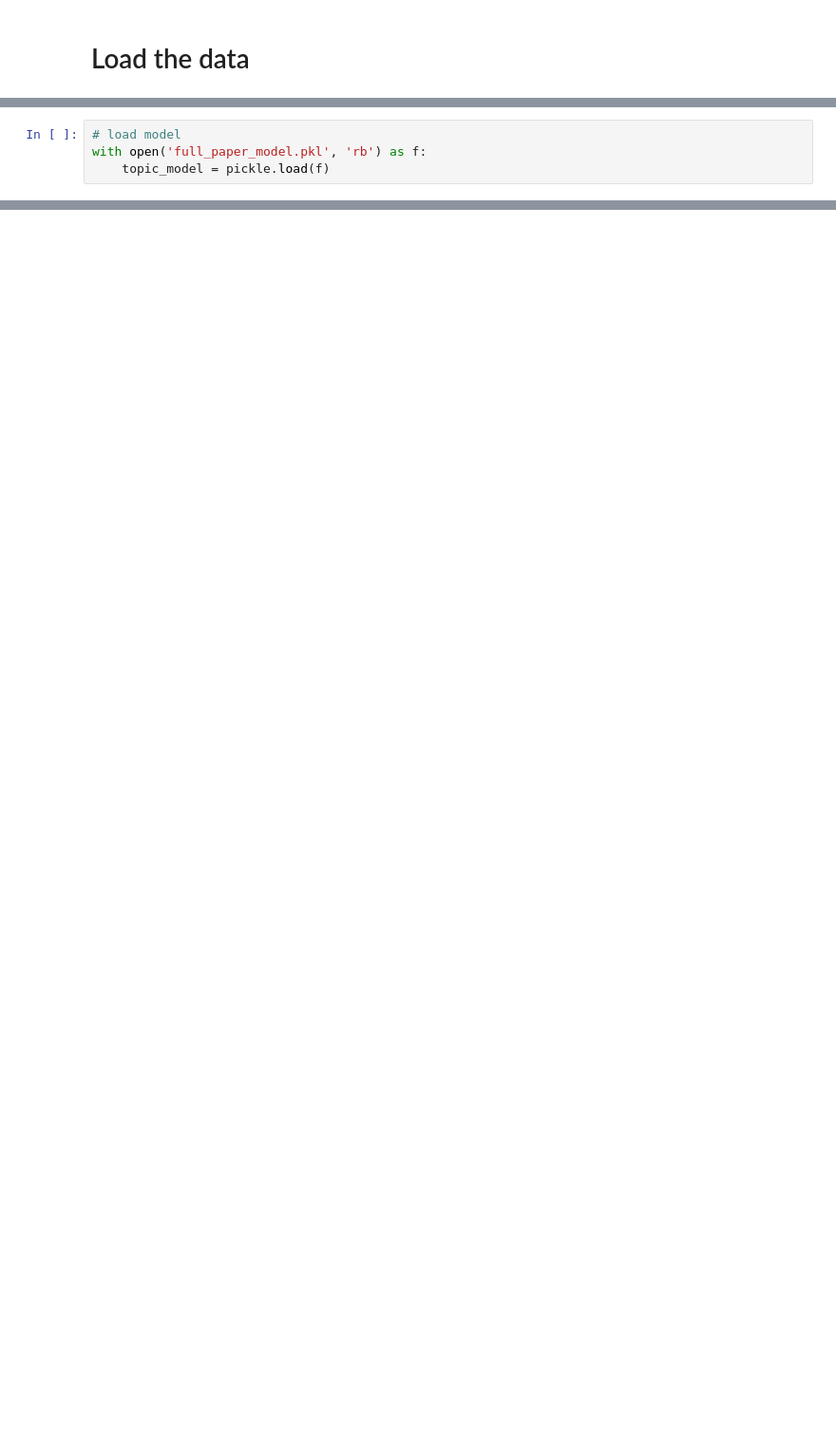
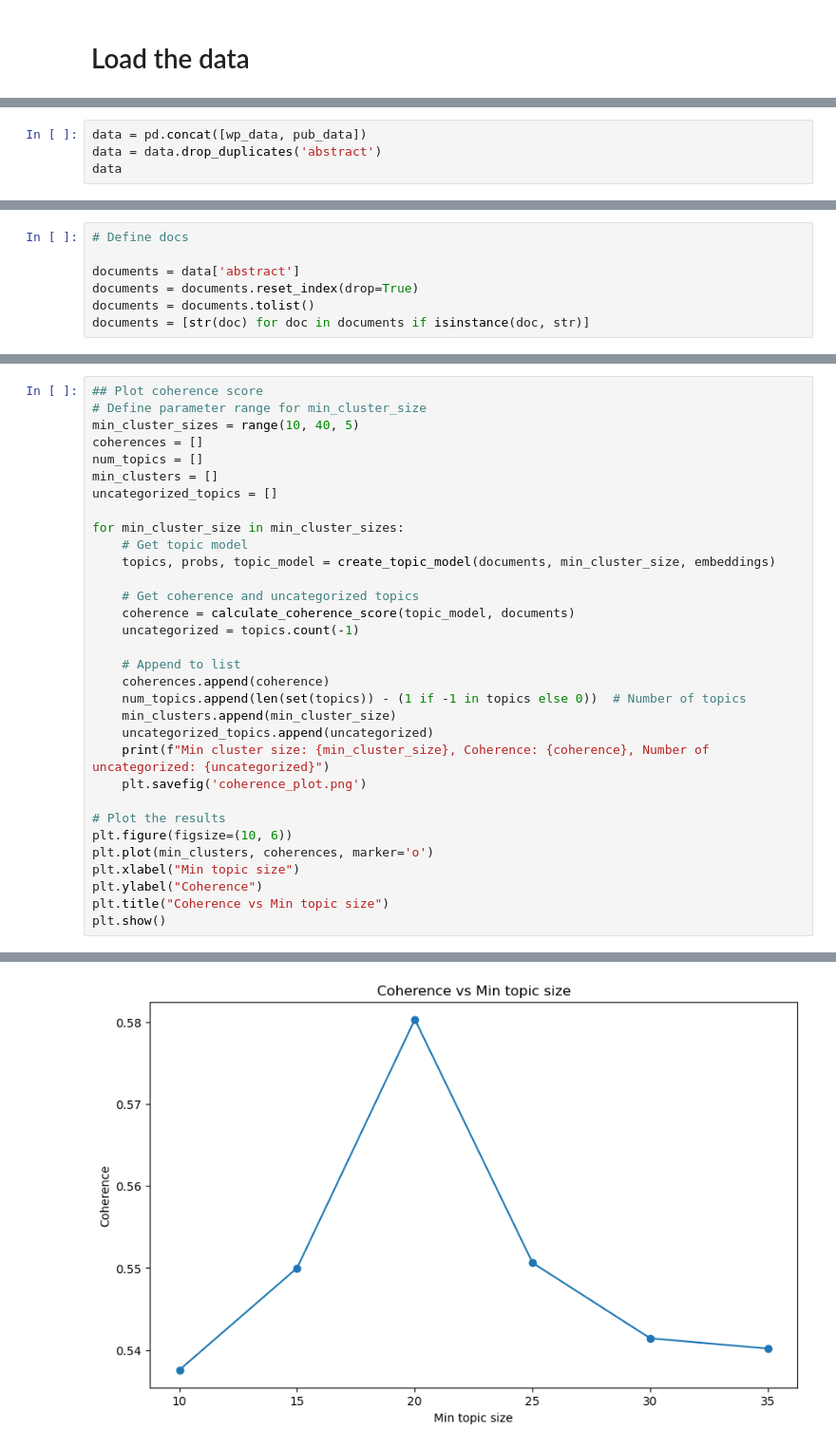
Before and after one commit to jlpoquiz/ailandscapeproject, a Jupyter notebook: Code/9_topic_modeling_combined.ipynb, the cells around one changed output, grey strips where cells are left out. Shown at 95% size. Drawn from its saved outputs; the diff is of its cells as text; blank space fills up the shorter version.

```diff
--- a/Code/9_topic_modeling_combined.ipynb
+++ b/Code/9_topic_modeling_combined.ipynb
@@ -392,4 +39,0 @@ Model saved successfully!
-# %%
-# load model
-with open('full_paper_model.pkl', 'rb') as f:
-    topic_model = pickle.load(f)
@@ -601,0 +116,4 @@ TypeError: BERTopic.visualize_document_datamap() got an unexpected keyword argum
+# %%
+data = pd.concat([wp_data, pub_data])
+data = data.drop_duplicates('abstract')
+data
@@ -601,0 +197,7 @@ TypeError: BERTopic.visualize_document_datamap() got an unexpected keyword argum
+# %%
+# Define docs
+
+documents = data['abstract']
+documents = documents.reset_index(drop=True)
+documents = documents.tolist()
+documents = [str(doc) for doc in documents if isinstance(doc, str)]
@@ -601,0 +335,33 @@ TypeError: BERTopic.visualize_document_datamap() got an unexpected keyword argum
+# %%
+## Plot coherence score
+# Define parameter range for min_cluster_size
+min_cluster_sizes = range(10, 40, 5)
+coherences = []
+num_topics = []
+min_clusters = []
+uncategorized_topics = []
+
+for min_cluster_size in min_cluster_sizes:
+    # Get topic model
+    topics, probs, topic_model = create_topic_model(documents, min_cluster_size, embeddings)
+
+    # Get coherence and uncategorized topics
+    coherence = calculate_coherence_score(topic_model, documents)
+    uncategorized = topics.count(-1)
+
+    # Append to list
+    coherences.append(coherence)
+    num_topics.append(len(set(topics)) - (1 if -1 in topics else 0))  # Number of topics
+    min_clusters.append(min_cluster_size)
+    uncategorized_topics.append(uncategorized)
+    print(f"Min cluster size: {min_cluster_size}, Coherence: {coherence}, Number of uncategorized: {uncategorized}")
+    plt.savefig('coherence_plot.png')
+
+# Plot the results
+plt.figure(figsize=(10, 6))
+plt.plot(min_clusters, coherences, marker='o')
+plt.xlabel("Min topic size")
+plt.ylabel("Coherence")
+plt.title("Coherence vs Min topic size")
+plt.show()
+# %% [output]
@@ -601,0 +375 @@ TypeError: BERTopic.visualize_document_datamap() got an unexpected keyword argum
+[figure, added]
```
Also changed, not shown: parts of 86 cells of this notebook, 2 other files.
